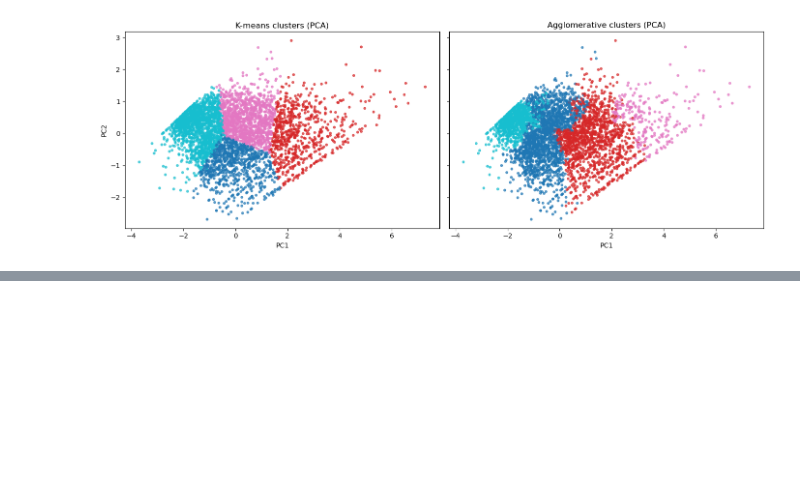
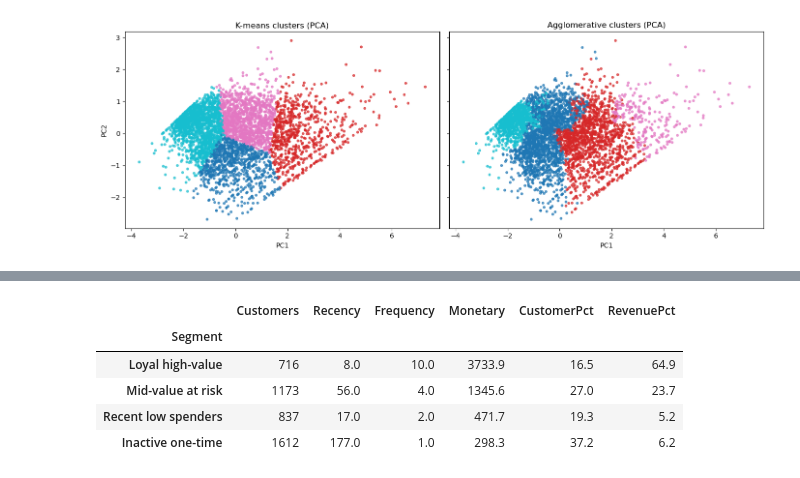
Before and after one commit to HammaadAlam/3730-Customer-Segmentation, a Jupyter notebook: preprocessing.ipynb, the cells around one changed output, grey strips where cells are left out. Drawn from its saved outputs; the diff is of its cells as text; code cells hidden in the pictures; blank space fills up the shorter version.

Commit message:
Interpret customer segments

```diff
--- a/preprocessing.ipynb
+++ b/preprocessing.ipynb
@@ -614,0 +619,28 @@ plt.show()
+# %%
+# Segment names based on the K-means median RFM profiles
+segment_names = {
+    0: "Recent low spenders",
+    1: "Loyal high-value",
+    2: "Mid-value at risk",
+    3: "Inactive one-time",
+}
+rfm_df["Segment"] = rfm_df["KMeansCluster"].map(segment_names)
+
+segment_summary = rfm_df.groupby("Segment").agg(
+    Customers=("CustomerID", "count"),
+    Recency=("Recency", "median"),
+    Frequency=("Frequency", "median"),
+    Monetary=("Monetary", "median"),
+    Revenue=("Monetary", "sum"),
+)
+segment_summary["CustomerPct"] = segment_summary["Customers"] / segment_summary["Customers"].sum() * 100
+segment_summary["RevenuePct"] = segment_summary["Revenue"] / segment_summary["Revenue"].sum() * 100
+segment_summary = segment_summary.drop(columns="Revenue").sort_values("Monetary", ascending=False)
+segment_summary.round(1)
+# %% [output]
+|  | Customers | Recency | Frequency | Monetary | CustomerPct | RevenuePct |
+| Segment |  |  |  |  |  |  |
+| Loyal high-value | 716 | 8.0 | 10.0 | 3733.9 | 16.5 | 64.9 |
+| Mid-value at risk | 1173 | 56.0 | 4.0 | 1345.6 | 27.0 | 23.7 |
+| Recent low spenders | 837 | 17.0 | 2.0 | 471.7 | 19.3 | 5.2 |
+| Inactive one-time | 1612 | 177.0 | 1.0 | 298.3 | 37.2 | 6.2 |
```
Also changed, not shown: parts of 2 cells of this notebook.
